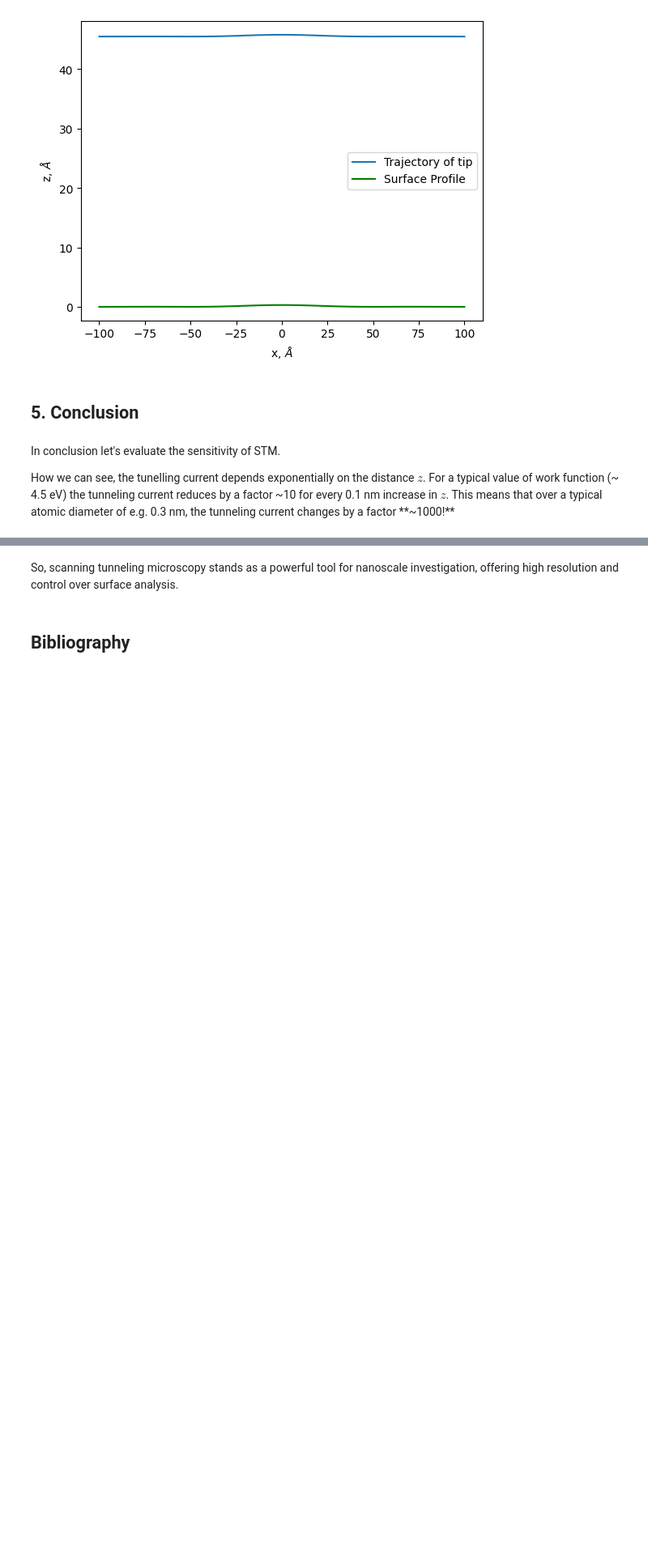
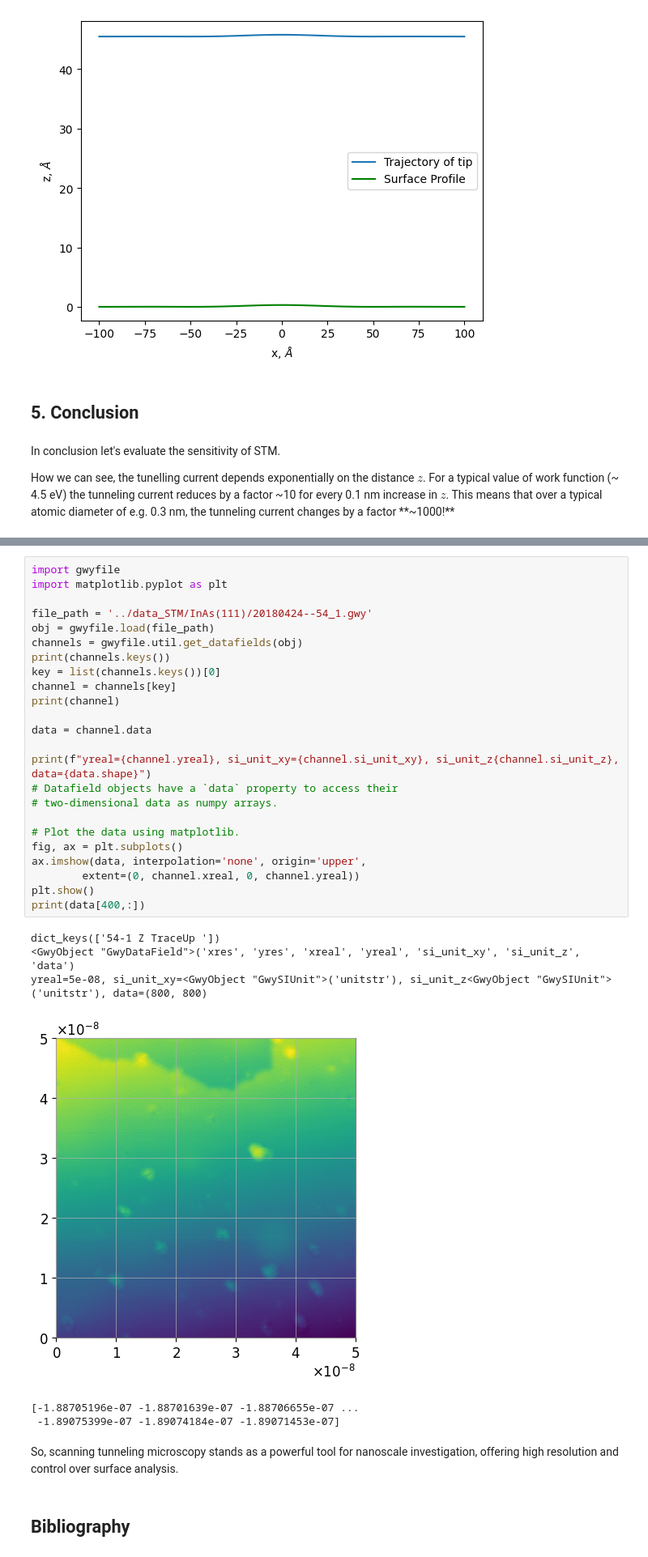
Before and after one commit to MariyaSV78/notebook_STM, a Jupyter notebook: STM/STM.ipynb, the cells around one changed output, grey strips where cells are left out. Shown at 81% size. Saved outputs shown, nothing was run; the diff lists cells and outputs as text; blank space fills up the shorter version.

```diff
--- a/STM/STM.ipynb
+++ b/STM/STM.ipynb
@@ -842,3 +862,34 @@ delta_tunneling_current = 160.8
+# %%
+import gwyfile
+import matplotlib.pyplot as plt
+
+file_path = '../data_STM/InAs(111)/20180424--54_1.gwy'
+obj = gwyfile.load(file_path)
+channels = gwyfile.util.get_datafields(obj)
+print(channels.keys())
+key = list(channels.keys())[0]
+channel = channels[key]
+print(channel)
+
+data = channel.data
+
+print(f"yreal={channel.yreal}, si_unit_xy={channel.si_unit_xy}, si_unit_z{channel.si_unit_z}, data={data.shape}")
+# Datafield objects have a `data` property to access their
+# two-dimensional data as numpy arrays.
+
+# Plot the data using matplotlib.
+fig, ax = plt.subplots()
+ax.imshow(data, interpolation='none', origin='upper',
+        extent=(0, channel.xreal, 0, channel.yreal))
+plt.show()
+print(data[400,:])
+# %% [output]
+dict_keys(['54-1 Z TraceUp '])
+<GwyObject "GwyDataField">('xres', 'yres', 'xreal', 'yreal', 'si_unit_xy', 'si_unit_z', 'data')
+yreal=5e-08, si_unit_xy=<GwyObject "GwySIUnit">('unitstr'), si_unit_z<GwyObject "GwySIUnit">('unitstr'), data=(800, 800)
+[figure, added]
+[-1.88705196e-07 -1.88701639e-07 -1.88706655e-07 ...
+ -1.89075399e-07 -1.89074184e-07 -1.89071453e-07]
 # %% [markdown]
 So, scanning tunneling microscopy stands as a powerful tool for nanoscale investigation, offering high resolution and control over surface analysis.
 # %% [markdown]
```
Also changed, not shown: parts of 7 cells of this notebook.
